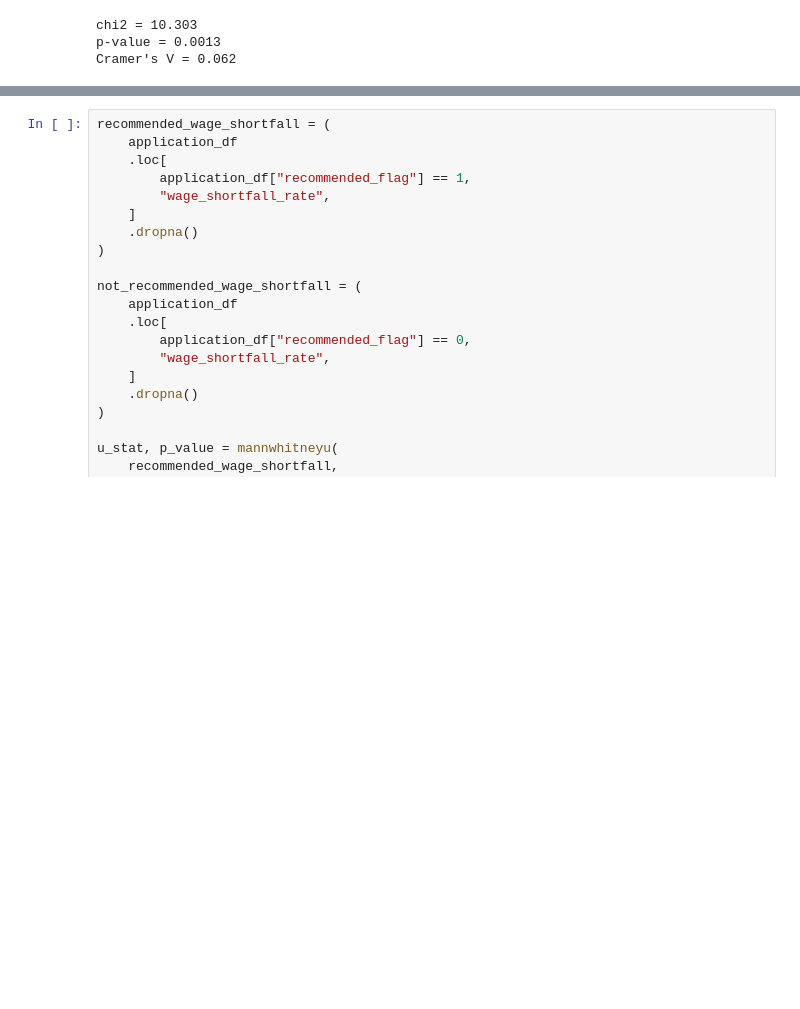
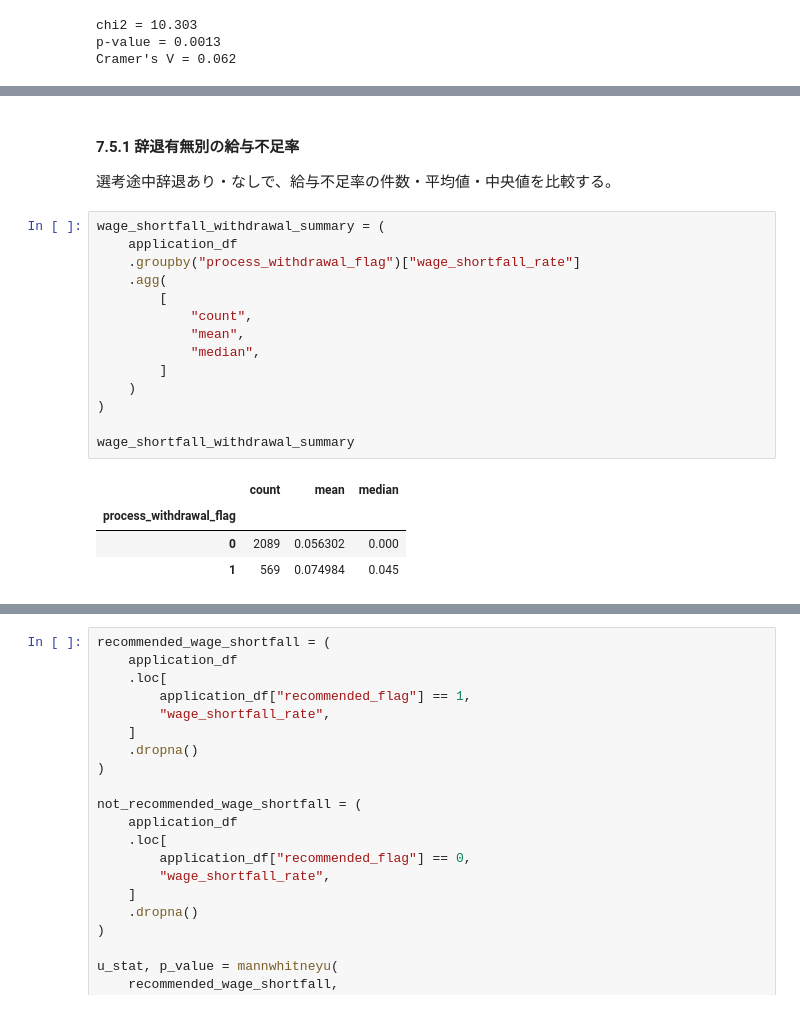
Before and after one commit to k-tomoe/recruitment-analytics-portfolio, a Jupyter notebook: notebooks/02_hypothesis_testing.ipynb, the cells around one changed output, grey strips where cells are left out. Cells and saved outputs as stored; diff of their text form; blank space fills up the shorter version.

```diff
--- a/notebooks/02_hypothesis_testing.ipynb
+++ b/notebooks/02_hypothesis_testing.ipynb
@@ -617,0 +627,22 @@ wage_shortfall_summary
+# %% [markdown]
+#### 7.5.1 辞退有無別の給与不足率
+選考途中辞退あり・なしで、給与不足率の件数・平均値・中央値を比較する。
+# %%
+wage_shortfall_withdrawal_summary = (
+    application_df
+    .groupby("process_withdrawal_flag")["wage_shortfall_rate"]
+    .agg(
+        [
+            "count",
+            "mean",
+            "median",
+        ]
+    )
+)
+
+wage_shortfall_withdrawal_summary
+# %% [output]
+|  | count | mean | median |
+| process_withdrawal_flag |  |  |  |
+| 0 | 2089 | 0.056302 | 0.000 |
+| 1 | 569 | 0.074984 | 0.045 |
```
Also changed, not shown: parts of 51 cells of this notebook, 5 other files.
